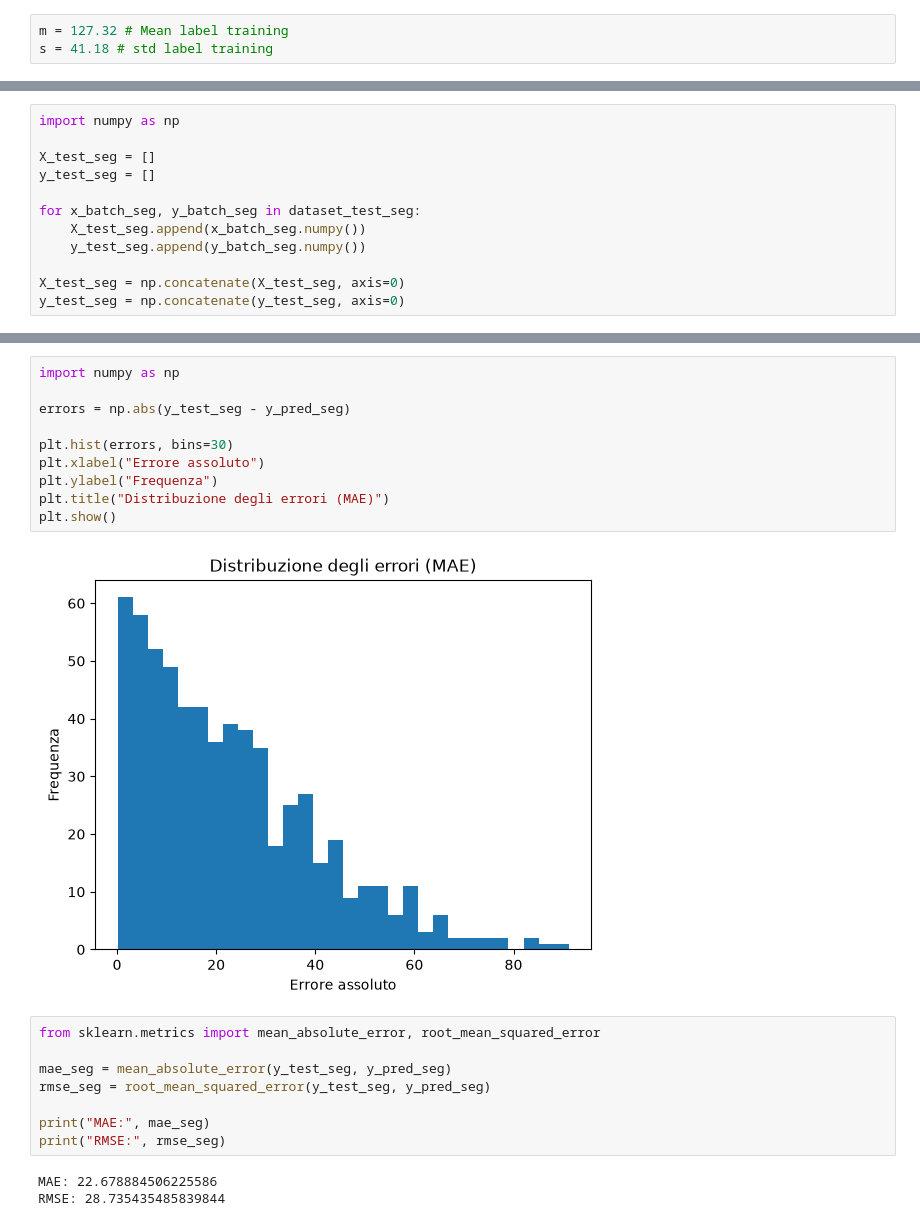
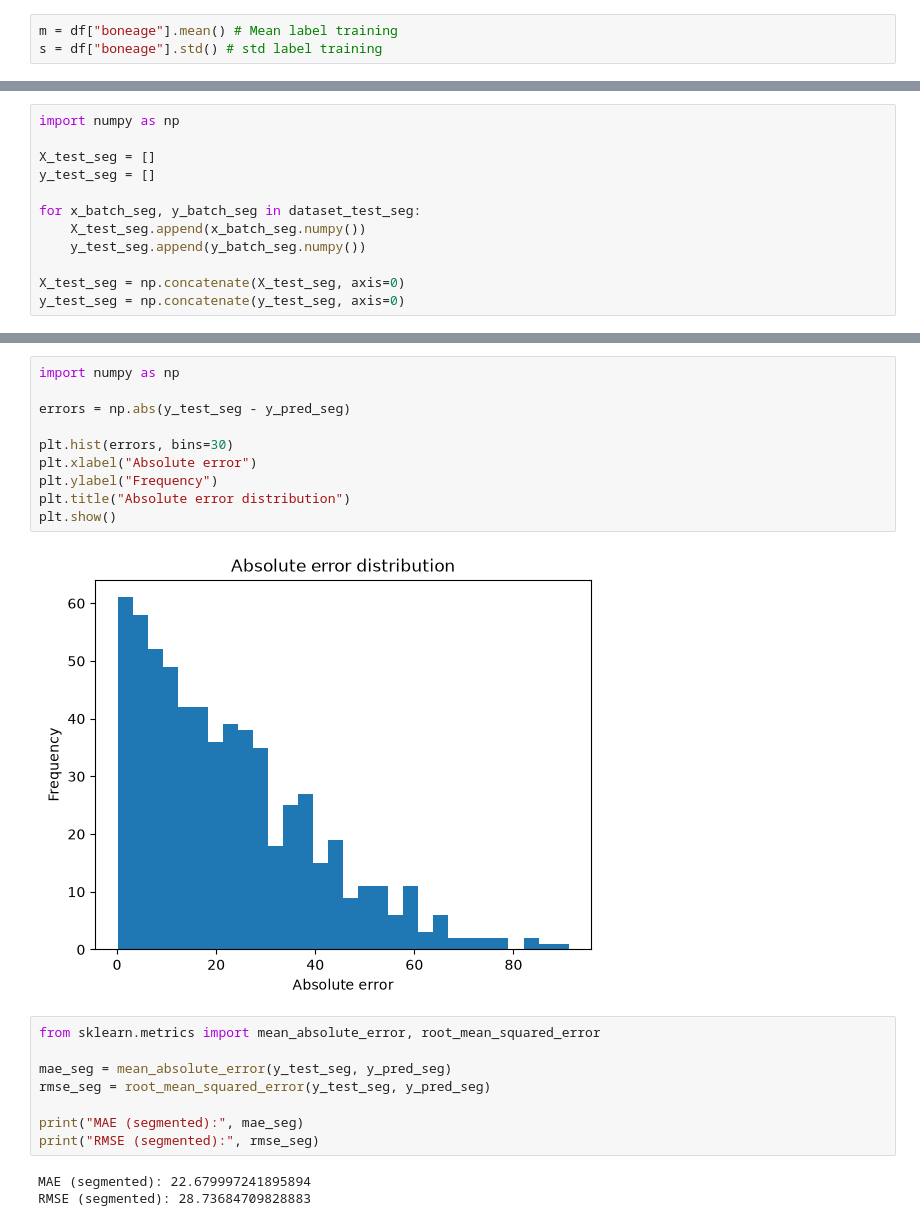
Before and after one commit to SilvioDraetta/Bone-Age-Regression-from-Hand-X-Ray-Images, a Jupyter notebook: notebook/01_cnn_results.ipynb, the cells around one changed output, grey strips where cells are left out. Saved outputs shown, nothing was run; the diff lists cells and outputs as text.

```diff
--- a/notebook/01_cnn_results.ipynb
+++ b/notebook/01_cnn_results.ipynb
@@ -72,6 +66,6 @@ FIRST RESULTS ON TEST SET
 # %%
-m = 127.32 # Mean label training
-s = 41.18 # std label training
+m = df["boneage"].mean() # Mean label training
+s = df["boneage"].std() # std label training
 # %%
 import numpy as np
 
@@ -198,23 +196,23 @@ plt.show()
 # %%
 import numpy as np
 
 errors = np.abs(y_test_seg - y_pred_seg)
 
 plt.hist(errors, bins=30)
-plt.xlabel("Errore assoluto")
-plt.ylabel("Frequenza")
-plt.title("Distribuzione degli errori (MAE)")
+plt.xlabel("Absolute error")
+plt.ylabel("Frequency")
+plt.title("Absolute error distribution")
 plt.show()
 # %% [output]
-[figure, old version]
+[figure, new version]
 # %%
 from sklearn.metrics import mean_absolute_error, root_mean_squared_error
 
 mae_seg = mean_absolute_error(y_test_seg, y_pred_seg)
 rmse_seg = root_mean_squared_error(y_test_seg, y_pred_seg)
 
-print("MAE:", mae_seg)
-print("RMSE:", rmse_seg)
+print("MAE (segmented):", mae_seg)
+print("RMSE (segmented):", rmse_seg)
 # %% [output]
-MAE: 22.678884506225586
-RMSE: 28.735435485839844
+MAE (segmented): 22.679997241895894
+RMSE (segmented): 28.73684709828883
```
Also changed, not shown: parts of 14 cells of this notebook, 2 other files.
